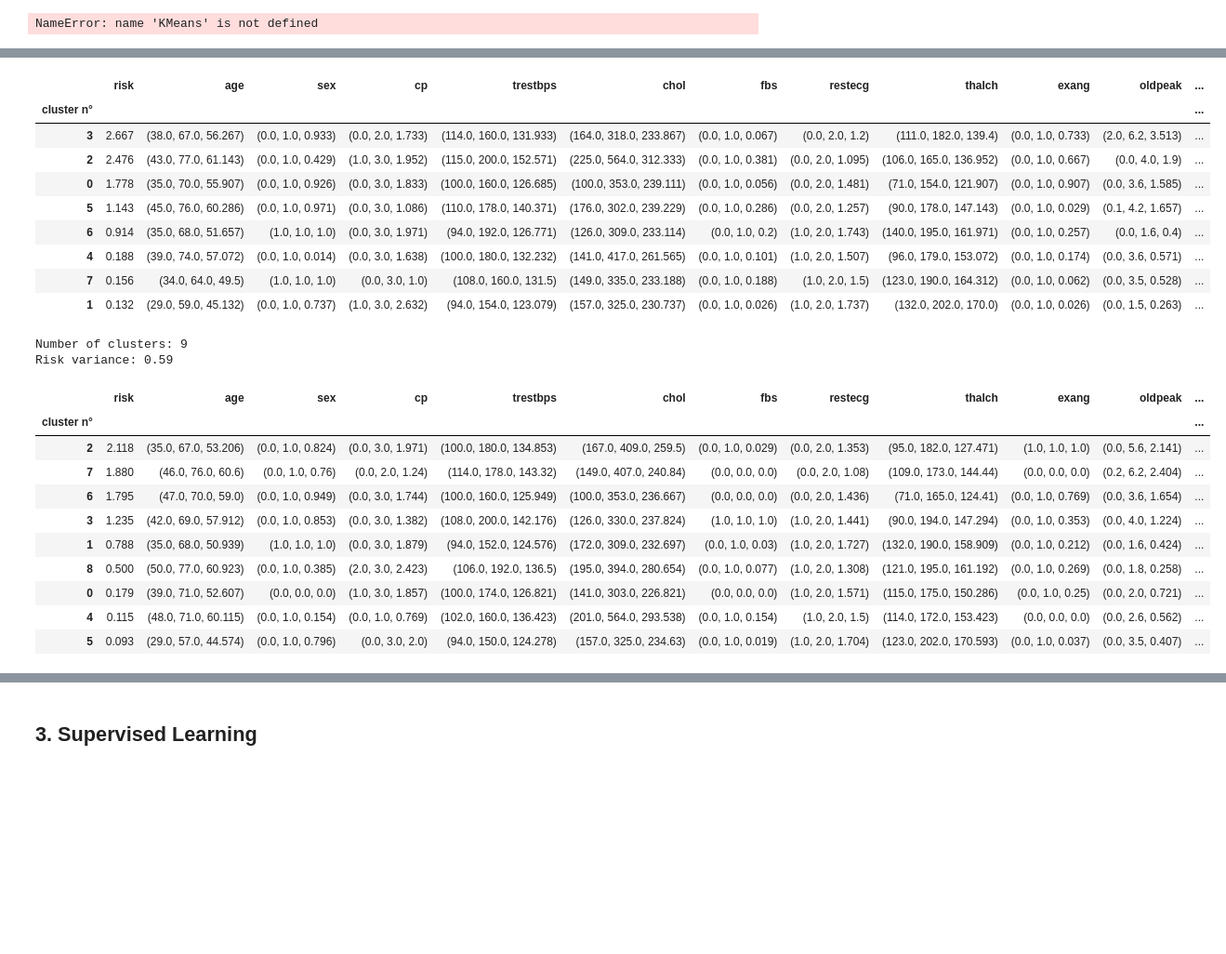
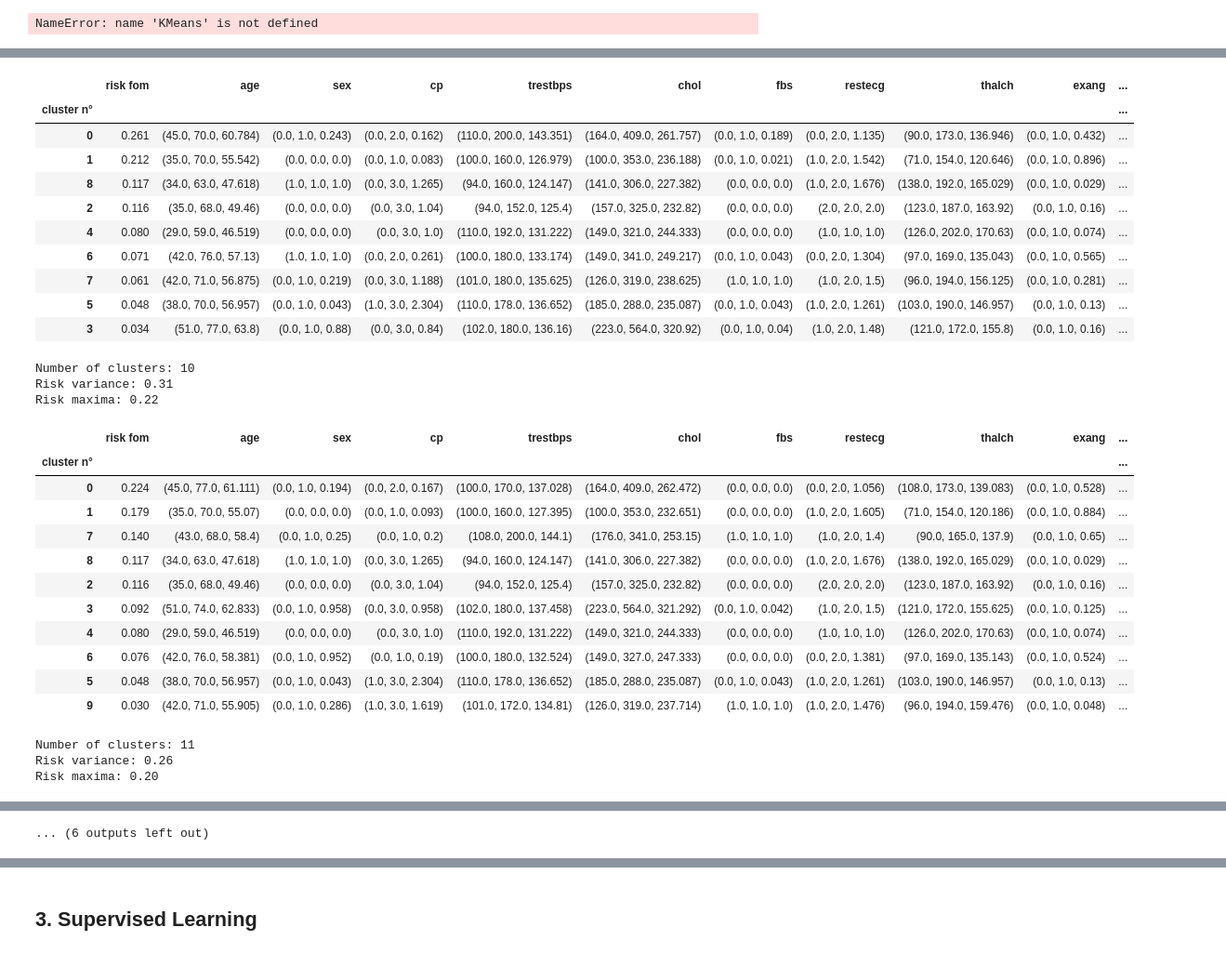
Before and after one commit to carlotoffoli/tdc_fp, a Jupyter notebook: main.ipynb, the cells around one changed output, grey strips where cells are left out. Shown at 93% size. Cells and saved outputs as stored; diff of their text form; code cells hidden in the pictures; blank space fills up the shorter version.

Commit message:
[#5][#12][#13] Concluded clustering analysis

```diff
--- a/main.ipynb
+++ b/main.ipynb
@@ -266,14 +126,29 @@ Al variare del numero di cluster notare:
 - I cluster a maggior rischio (quelli con il numero piu' elevato di malati pesati con il rischio, e normalizzati alla somma dei pesi)
 - (min, max, mean) dei valori assunti dalle features in quei cluster
 # %%
-from clustering import algo_showcase, agglomerative, kmeans
-from preproc import Preprocess
+from clustering import algo_showcase
+from sklearn.cluster import KMeans, AgglomerativeClustering
+from preproc import Preprocess, filter_dataset
+import pandas as pd
 
-data = Preprocess(dropped=['dataset'], encoded_features=[1,2,6,10,12], permute_map=True, permute_data=True, multiclass=True)
+pd.set_option('display.max_columns', None)
 
-for df in algo_showcase(data, range(5,10), kmeans, head=1):
-    df = df.rename(columns={old:new for old, new in enumerate(['cluster n°', 'risk'] + data.feature_names.to_list())})
-    # print(df['risk'].to_numpy().var())
+ID = 2144522
+
+data = Preprocess(
+    dropped=['dataset'],
+    ordinal=True,
+    encoded_features=[1,2,6,10,12],
+    permute_map=True,
+    permute_data=True,
+    multiclass=True,
+    random_state=ID
+)
+
+algo = KMeans(n_init=1, random_state = ID)
+# algo = AgglomerativeClustering(linkage='ward')
+
+for df in algo_showcase(data, range(6,15), algo, head=1):
     df.set_index('cluster n°', inplace=True)
     display(df)
 # %% [output]
@@ -315,23 +197,29 @@ Risk variance: 0.93
-|  | risk | age | sex | cp | trestbps | chol | fbs | restecg | thalch | exang | oldpeak | ... |
-| cluster n° |  |  |  |  |  |  |  |  |  |  |  | ... |
-| 3 | 2.667 | (38.0, 67.0, 56.267) | (0.0, 1.0, 0.933) | (0.0, 2.0, 1.733) | (114.0, 160.0, 131.933) | (164.0, 318.0, 233.867) | (0.0, 1.0, 0.067) | (0.0, 2.0, 1.2) | (111.0, 182.0, 139.4) | (0.0, 1.0, 0.733) | (2.0, 6.2, 3.513) | ... |
-| 2 | 2.476 | (43.0, 77.0, 61.143) | (0.0, 1.0, 0.429) | (1.0, 3.0, 1.952) | (115.0, 200.0, 152.571) | (225.0, 564.0, 312.333) | (0.0, 1.0, 0.381) | (0.0, 2.0, 1.095) | (106.0, 165.0, 136.952) | (0.0, 1.0, 0.667) | (0.0, 4.0, 1.9) | ... |
-| 0 | 1.778 | (35.0, 70.0, 55.907) | (0.0, 1.0, 0.926) | (0.0, 3.0, 1.833) | (100.0, 160.0, 126.685) | (100.0, 353.0, 239.111) | (0.0, 1.0, 0.056) | (0.0, 2.0, 1.481) | (71.0, 154.0, 121.907) | (0.0, 1.0, 0.907) | (0.0, 3.6, 1.585) | ... |
-| 5 | 1.143 | (45.0, 76.0, 60.286) | (0.0, 1.0, 0.971) | (0.0, 3.0, 1.086) | (110.0, 178.0, 140.371) | (176.0, 302.0, 239.229) | (0.0, 1.0, 0.286) | (0.0, 2.0, 1.257) | (90.0, 178.0, 147.143) | (0.0, 1.0, 0.029) | (0.1, 4.2, 1.657) | ... |
-| 6 | 0.914 | (35.0, 68.0, 51.657) | (1.0, 1.0, 1.0) | (0.0, 3.0, 1.971) | (94.0, 192.0, 126.771) | (126.0, 309.0, 233.114) | (0.0, 1.0, 0.2) | (1.0, 2.0, 1.743) | (140.0, 195.0, 161.971) | (0.0, 1.0, 0.257) | (0.0, 1.6, 0.4) | ... |
-| 4 | 0.188 | (39.0, 74.0, 57.072) | (0.0, 1.0, 0.014) | (0.0, 3.0, 1.638) | (100.0, 180.0, 132.232) | (141.0, 417.0, 261.565) | (0.0, 1.0, 0.101) | (1.0, 2.0, 1.507) | (96.0, 179.0, 153.072) | (0.0, 1.0, 0.174) | (0.0, 3.6, 0.571) | ... |
-| 7 | 0.156 | (34.0, 64.0, 49.5) | (1.0, 1.0, 1.0) | (0.0, 3.0, 1.0) | (108.0, 160.0, 131.5) | (149.0, 335.0, 233.188) | (0.0, 1.0, 0.188) | (1.0, 2.0, 1.5) | (123.0, 190.0, 164.312) | (0.0, 1.0, 0.062) | (0.0, 3.5, 0.528) | ... |
-| 1 | 0.132 | (29.0, 59.0, 45.132) | (0.0, 1.0, 0.737) | (1.0, 3.0, 2.632) | (94.0, 154.0, 123.079) | (157.0, 325.0, 230.737) | (0.0, 1.0, 0.026) | (1.0, 2.0, 1.737) | (132.0, 202.0, 170.0) | (0.0, 1.0, 0.026) | (0.0, 1.5, 0.263) | ... |
+|  | risk fom | age | sex | cp | trestbps | chol | fbs | restecg | thalch | exang | ... |
+| cluster n° |  |  |  |  |  |  |  |  |  |  | ... |
+| 0 | 0.261 | (45.0, 70.0, 60.784) | (0.0, 1.0, 0.243) | (0.0, 2.0, 0.162) | (110.0, 200.0, 143.351) | (164.0, 409.0, 261.757) | (0.0, 1.0, 0.189) | (0.0, 2.0, 1.135) | (90.0, 173.0, 136.946) | (0.0, 1.0, 0.432) | ... |
+| 1 | 0.212 | (35.0, 70.0, 55.542) | (0.0, 0.0, 0.0) | (0.0, 1.0, 0.083) | (100.0, 160.0, 126.979) | (100.0, 353.0, 236.188) | (0.0, 1.0, 0.021) | (1.0, 2.0, 1.542) | (71.0, 154.0, 120.646) | (0.0, 1.0, 0.896) | ... |
+| 8 | 0.117 | (34.0, 63.0, 47.618) | (1.0, 1.0, 1.0) | (0.0, 3.0, 1.265) | (94.0, 160.0, 124.147) | (141.0, 306.0, 227.382) | (0.0, 0.0, 0.0) | (1.0, 2.0, 1.676) | (138.0, 192.0, 165.029) | (0.0, 1.0, 0.029) | ... |
+| 2 | 0.116 | (35.0, 68.0, 49.46) | (0.0, 0.0, 0.0) | (0.0, 3.0, 1.04) | (94.0, 152.0, 125.4) | (157.0, 325.0, 232.82) | (0.0, 0.0, 0.0) | (2.0, 2.0, 2.0) | (123.0, 187.0, 163.92) | (0.0, 1.0, 0.16) | ... |
+| 4 | 0.080 | (29.0, 59.0, 46.519) | (0.0, 0.0, 0.0) | (0.0, 3.0, 1.0) | (110.0, 192.0, 131.222) | (149.0, 321.0, 244.333) | (0.0, 0.0, 0.0) | (1.0, 1.0, 1.0) | (126.0, 202.0, 170.63) | (0.0, 1.0, 0.074) | ... |
+| 6 | 0.071 | (42.0, 76.0, 57.13) | (1.0, 1.0, 1.0) | (0.0, 2.0, 0.261) | (100.0, 180.0, 133.174) | (149.0, 341.0, 249.217) | (0.0, 1.0, 0.043) | (0.0, 2.0, 1.304) | (97.0, 169.0, 135.043) | (0.0, 1.0, 0.565) | ... |
+| 7 | 0.061 | (42.0, 71.0, 56.875) | (0.0, 1.0, 0.219) | (0.0, 3.0, 1.188) | (101.0, 180.0, 135.625) | (126.0, 319.0, 238.625) | (1.0, 1.0, 1.0) | (1.0, 2.0, 1.5) | (96.0, 194.0, 156.125) | (0.0, 1.0, 0.281) | ... |
+| 5 | 0.048 | (38.0, 70.0, 56.957) | (0.0, 1.0, 0.043) | (1.0, 3.0, 2.304) | (110.0, 178.0, 136.652) | (185.0, 288.0, 235.087) | (0.0, 1.0, 0.043) | (1.0, 2.0, 1.261) | (103.0, 190.0, 146.957) | (0.0, 1.0, 0.13) | ... |
+| 3 | 0.034 | (51.0, 77.0, 63.8) | (0.0, 1.0, 0.88) | (0.0, 3.0, 0.84) | (102.0, 180.0, 136.16) | (223.0, 564.0, 320.92) | (0.0, 1.0, 0.04) | (1.0, 2.0, 1.48) | (121.0, 172.0, 155.8) | (0.0, 1.0, 0.16) | ... |
-Number of clusters: 9
-Risk variance: 0.59
+Number of clusters: 10
+Risk variance: 0.31
+Risk maxima: 0.22
-|  | risk | age | sex | cp | trestbps | chol | fbs | restecg | thalch | exang | oldpeak | ... |
-| cluster n° |  |  |  |  |  |  |  |  |  |  |  | ... |
-| 2 | 2.118 | (35.0, 67.0, 53.206) | (0.0, 1.0, 0.824) | (0.0, 3.0, 1.971) | (100.0, 180.0, 134.853) | (167.0, 409.0, 259.5) | (0.0, 1.0, 0.029) | (0.0, 2.0, 1.353) | (95.0, 182.0, 127.471) | (1.0, 1.0, 1.0) | (0.0, 5.6, 2.141) | ... |
-| 7 | 1.880 | (46.0, 76.0, 60.6) | (0.0, 1.0, 0.76) | (0.0, 2.0, 1.24) | (114.0, 178.0, 143.32) | (149.0, 407.0, 240.84) | (0.0, 0.0, 0.0) | (0.0, 2.0, 1.08) | (109.0, 173.0, 144.44) | (0.0, 0.0, 0.0) | (0.2, 6.2, 2.404) | ... |
-| 6 | 1.795 | (47.0, 70.0, 59.0) | (0.0, 1.0, 0.949) | (0.0, 3.0, 1.744) | (100.0, 160.0, 125.949) | (100.0, 353.0, 236.667) | (0.0, 0.0, 0.0) | (0.0, 2.0, 1.436) | (71.0, 165.0, 124.41) | (0.0, 1.0, 0.769) | (0.0, 3.6, 1.654) | ... |
-| 3 | 1.235 | (42.0, 69.0, 57.912) | (0.0, 1.0, 0.853) | (0.0, 3.0, 1.382) | (108.0, 200.0, 142.176) | (126.0, 330.0, 237.824) | (1.0, 1.0, 1.0) | (1.0, 2.0, 1.441) | (90.0, 194.0, 147.294) | (0.0, 1.0, 0.353) | (0.0, 4.0, 1.224) | ... |
-| 1 | 0.788 | (35.0, 68.0, 50.939) | (1.0, 1.0, 1.0) | (0.0, 3.0, 1.879) | (94.0, 152.0, 124.576) | (172.0, 309.0, 232.697) | (0.0, 1.0, 0.03) | (1.0, 2.0, 1.727) | (132.0, 190.0, 158.909) | (0.0, 1.0, 0.212) | (0.0, 1.6, 0.424) | ... |
-| 8 | 0.500 | (50.0, 77.0, 60.923) | (0.0, 1.0, 0.385) | (2.0, 3.0, 2.423) | (106.0, 192.0, 136.5) | (195.0, 394.0, 280.654) | (0.0, 1.0, 0.077) | (1.0, 2.0, 1.308) | (121.0, 195.0, 161.192) | (0.0, 1.0, 0.269) | (0.0, 1.8, 0.258) | ... |
-| 0 | 0.179 | (39.0, 71.0, 52.607) | (0.0, 0.0, 0.0) | (1.0, 3.0, 1.857) | (100.0, 174.0, 126.821) | (141.0, 303.0, 226.821) | (0.0, 0.0, 0.0) | (1.0, 2.0, 1.571) | (115.0, 175.0, 150.286) | (0.0, 1.0, 0.25) | (0.0, 2.0, 0.721) | ... |
-| 4 | 0.115 | (48.0, 71.0, 60.115) | (0.0, 1.0, 0.154) | (0.0, 1.0, 0.769) | (102.0, 160.0, 136.423) | (201.0, 564.0, 293.538) | (0.0, 1.0, 0.154) | (1.0, 2.0, 1.5) | (114.0, 172.0, 153.423) | (0.0, 0.0, 0.0) | (0.0, 2.6, 0.562) | ... |
-| 5 | 0.093 | (29.0, 57.0, 44.574) | (0.0, 1.0, 0.796) | (0.0, 3.0, 2.0) | (94.0, 150.0, 124.278) | (157.0, 325.0, 234.63) | (0.0, 1.0, 0.019) | (1.0, 2.0, 1.704) | (123.0, 202.0, 170.593) | (0.0, 1.0, 0.037) | (0.0, 3.5, 0.407) | ... |
+|  | risk fom | age | sex | cp | trestbps | chol | fbs | restecg | thalch | exang | ... |
+| cluster n° |  |  |  |  |  |  |  |  |  |  | ... |
+| 0 | 0.224 | (45.0, 77.0, 61.111) | (0.0, 1.0, 0.194) | (0.0, 2.0, 0.167) | (100.0, 170.0, 137.028) | (164.0, 409.0, 262.472) | (0.0, 0.0, 0.0) | (0.0, 2.0, 1.056) | (108.0, 173.0, 139.083) | (0.0, 1.0, 0.528) | ... |
+| 1 | 0.179 | (35.0, 70.0, 55.07) | (0.0, 0.0, 0.0) | (0.0, 1.0, 0.093) | (100.0, 160.0, 127.395) | (100.0, 353.0, 232.651) | (0.0, 0.0, 0.0) | (1.0, 2.0, 1.605) | (71.0, 154.0, 120.186) | (0.0, 1.0, 0.884) | ... |
+| 7 | 0.140 | (43.0, 68.0, 58.4) | (0.0, 1.0, 0.25) | (0.0, 1.0, 0.2) | (108.0, 200.0, 144.1) | (176.0, 341.0, 253.15) | (1.0, 1.0, 1.0) | (1.0, 2.0, 1.4) | (90.0, 165.0, 137.9) | (0.0, 1.0, 0.65) | ... |
+| 8 | 0.117 | (34.0, 63.0, 47.618) | (1.0, 1.0, 1.0) | (0.0, 3.0, 1.265) | (94.0, 160.0, 124.147) | (141.0, 306.0, 227.382) | (0.0, 0.0, 0.0) | (1.0, 2.0, 1.676) | (138.0, 192.0, 165.029) | (0.0, 1.0, 0.029) | ... |
+| 2 | 0.116 | (35.0, 68.0, 49.46) | (0.0, 0.0, 0.0) | (0.0, 3.0, 1.04) | (94.0, 152.0, 125.4) | (157.0, 325.0, 232.82) | (0.0, 0.0, 0.0) | (2.0, 2.0, 2.0) | (123.0, 187.0, 163.92) | (0.0, 1.0, 0.16) | ... |
+| 3 | 0.092 | (51.0, 74.0, 62.833) | (0.0, 1.0, 0.958) | (0.0, 3.0, 0.958) | (102.0, 180.0, 137.458) | (223.0, 564.0, 321.292) | (0.0, 1.0, 0.042) | (1.0, 2.0, 1.5) | (121.0, 172.0, 155.625) | (0.0, 1.0, 0.125) | ... |
+| 4 | 0.080 | (29.0, 59.0, 46.519) | (0.0, 0.0, 0.0) | (0.0, 3.0, 1.0) | (110.0, 192.0, 131.222) | (149.0, 321.0, 244.333) | (0.0, 0.0, 0.0) | (1.0, 1.0, 1.0) | (126.0, 202.0, 170.63) | (0.0, 1.0, 0.074) | ... |
+| 6 | 0.076 | (42.0, 76.0, 58.381) | (0.0, 1.0, 0.952) | (0.0, 1.0, 0.19) | (100.0, 180.0, 132.524) | (149.0, 327.0, 247.333) | (0.0, 0.0, 0.0) | (0.0, 2.0, 1.381) | (97.0, 169.0, 135.143) | (0.0, 1.0, 0.524) | ... |
+| 5 | 0.048 | (38.0, 70.0, 56.957) | (0.0, 1.0, 0.043) | (1.0, 3.0, 2.304) | (110.0, 178.0, 136.652) | (185.0, 288.0, 235.087) | (0.0, 1.0, 0.043) | (1.0, 2.0, 1.261) | (103.0, 190.0, 146.957) | (0.0, 1.0, 0.13) | ... |
+| 9 | 0.030 | (42.0, 71.0, 55.905) | (0.0, 1.0, 0.286) | (1.0, 3.0, 1.619) | (101.0, 172.0, 134.81) | (126.0, 319.0, 237.714) | (1.0, 1.0, 1.0) | (1.0, 2.0, 1.476) | (96.0, 194.0, 159.476) | (0.0, 1.0, 0.048) | ... |
+Number of clusters: 11
+Risk variance: 0.26
+Risk maxima: 0.20
@@ -338,2 +239,3 @@ Risk variance: 0.59
+... (6 outputs left out)
 # %% [markdown]
 ### Analysis of clusters
```
Also changed, not shown: parts of 10 cells of this notebook, 2 other files.
